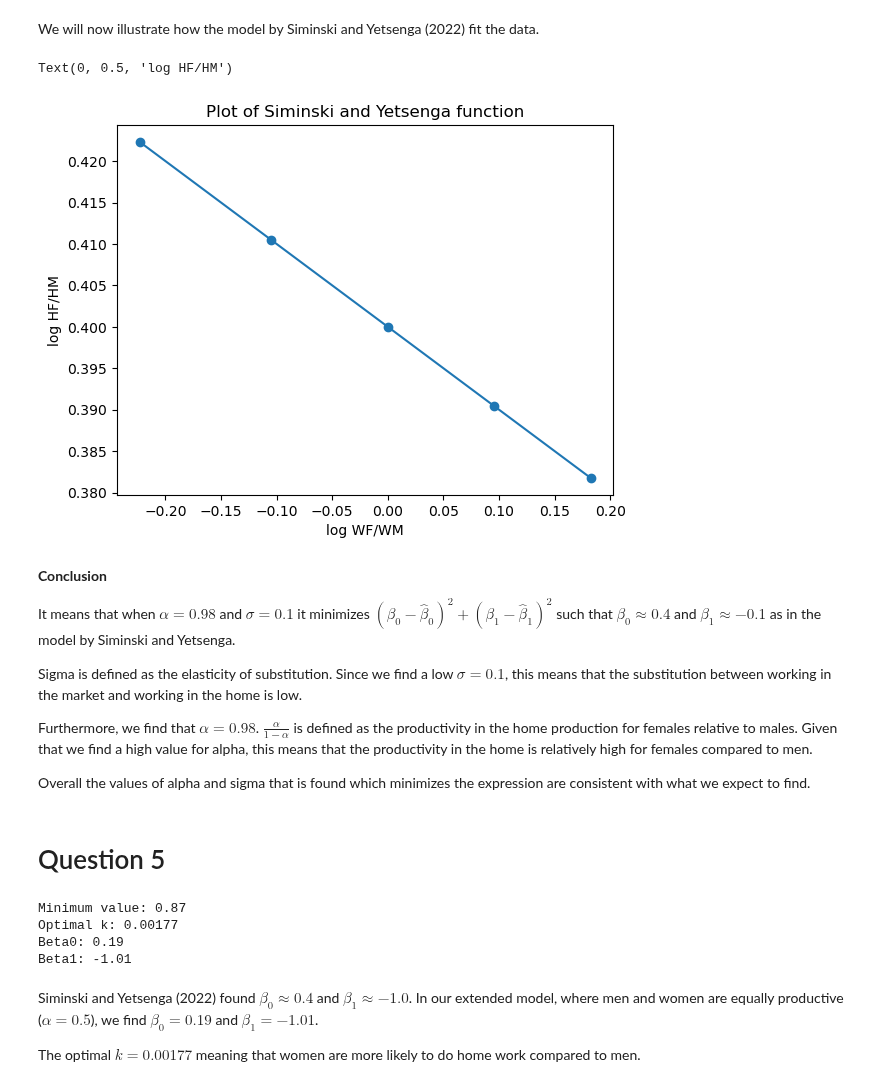
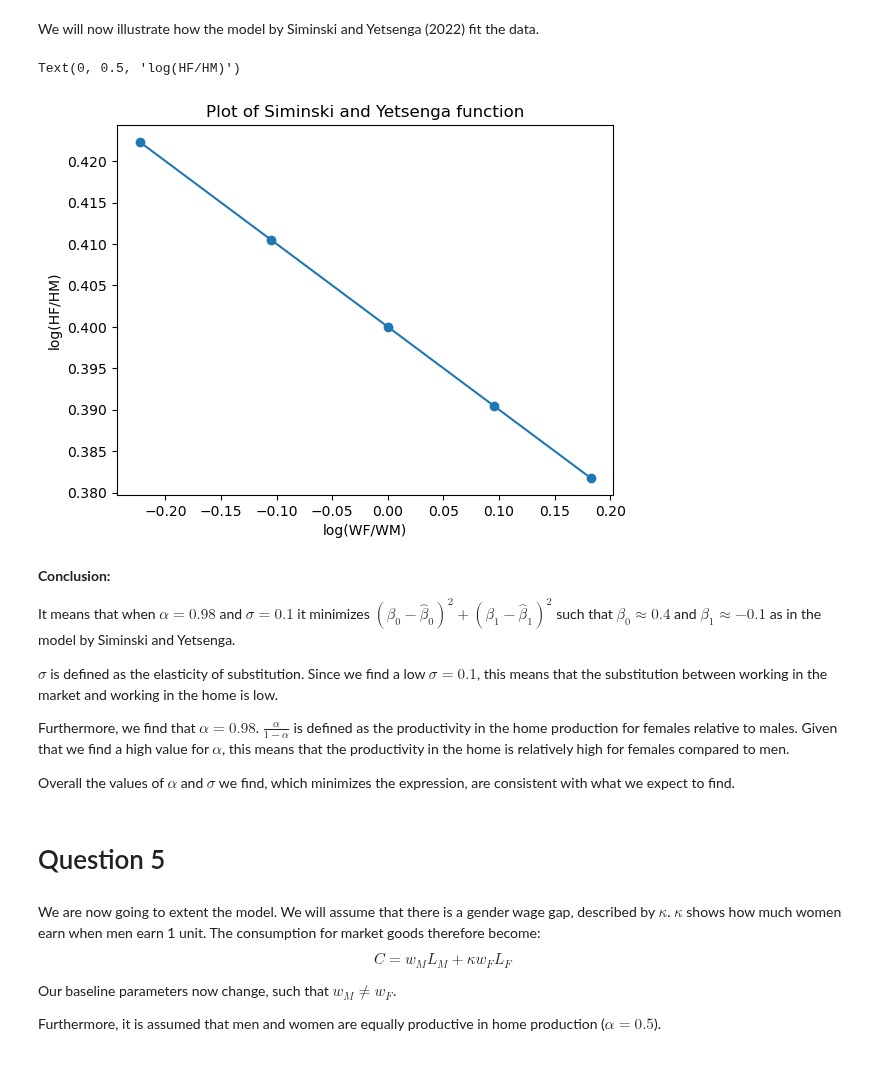
Before and after one commit to NumEconCopenhagen/projects-2023-julie-ida-ida, a Jupyter notebook: inauguralproject/inauguralproject.ipynb, the cells around one changed output. Saved outputs shown, nothing was run; the diff lists cells and outputs as text; code cells hidden in the pictures.

```diff
--- a/inauguralproject/inauguralproject.ipynb
+++ b/inauguralproject/inauguralproject.ipynb
@@ -208,50 +226,44 @@ function_4.sol.beta0, function_4.sol.beta1
 # %% [markdown]
 We will now illustrate how the model by Siminski and Yetsenga (2022) fit the data.
 # %%
-# Creating the plot
+# a. Creating the plot
 fig = plt.figure()
 ax4 = fig.add_subplot(1,1,1)
 
-# Plot data of log ratio W and log ratio H
+# b. Plot data of log ratio W and log ratio H
 log_wF_vec = np.log(function_4.par.wF_vec)
 log_H_vec = np.log(function_4.sol.HF_vec/function_4.sol.HM_vec)
 ax4.scatter(log_wF_vec, log_H_vec)
 
-# Defining the Siminski and Yetsenga function
+# c. Defining the Siminski and Yetsenga function
 func_4 = function_4.sol.beta0 + function_4.sol.beta1*log_wF_vec
 
-# Plotting
+# d. Plotting
 plt.plot(log_wF_vec, func_4)
 ax4.set_title('Plot of Siminski and Yetsenga function')
-ax4.set_xlabel('log WF/WM')
-ax4.set_ylabel('log HF/HM')
+ax4.set_xlabel('log(WF/WM)')
+ax4.set_ylabel('log(HF/HM)')
 # %% [output]
-Text(0, 0.5, 'log HF/HM')
+Text(0, 0.5, 'log(HF/HM)')
-[figure, old version]
+[figure, new version]
 # %% [markdown]
-**Conclusion**
+**Conclusion:**
 
 It means that when $\alpha = 0.98$ and $\sigma = 0.1$ it minimizes $(\beta_0 - \hat\beta_0)^2 + (\beta_1 - \hat\beta_1)^2$ such that $\beta_0 \approx 0.4$ and $\beta_1 \approx -0.1$ as in the model by Siminski and Yetsenga.
 
-Sigma is defined as the elasticity of substitution. Since we find a low $\sigma = 0.1$, this means that the substitution between working in the market and working in the home is low.
+$\sigma$ is defined as the elasticity of substitution. Since we find a low $\sigma = 0.1$, this means that the substitution between working in the market and working in the home is low.
 
-Furthermore, we find that $\alpha = 0.98$. $\frac{\alpha}{1-\alpha}$ is defined as the productivity in the home production for females relative to males. Given that we find a high value for alpha, this means that the productivity in the home is relatively high for females compared to men.
+Furthermore, we find that $\alpha = 0.98$. $\frac{\alpha}{1-\alpha}$ is defined as the productivity in the home production for females relative to males. Given that we find a high value for $\alpha$, this means that the productivity in the home is relatively high for females compared to men.
 
-Overall the values of alpha and sigma that is found which minimizes the expression are consistent with what we expect to find.
+Overall the values of $\alpha$ and $\sigma$ we find, which minimizes the expression, are consistent with what we expect to find.
 # %% [markdown]
 # Question 5
-# %%
-from HouseholdSpecializationModel import HouseholdSpecializationModelClass as HC
-
-function_5 = HouseholdSpecializationModelClass()
-
-result = function_5.optimal_k()
-# %% [output]
-Minimum value: 0.87
-Optimal k: 0.00177
-Beta0: 0.19
-Beta1: -1.01
-# %% [markdown]
-Siminski and Yetsenga (2022) found $\beta_0 \approx 0.4$ and $\beta_1 \approx -1.0$. In our extended model, where men and women are equally productive ($\alpha = 0.5$), we find $\beta_0 = 0.19$ and $\beta_1 = -1.01$.
-
-The optimal $k = 0.00177$ meaning that women are more likely to do home work compared to men.
+# %% [markdown]
+We are now going to extent the model. We will assume that there is a gender wage gap, described by $\kappa$. $\kappa$ shows how much women earn when men earn 1 unit. The consumption for market goods therefore become:
+$$
+C = w_ML_M + \kappa w_FL_F
+$$
+
+Our baseline parameters now change, such that $w_M \neq w_F$.
+
+Furthermore, it is assumed that men and women are equally productive in home production ($\alpha = 0.5$).
```
Also changed, not shown: parts of 18 cells of this notebook, 1 other file.
